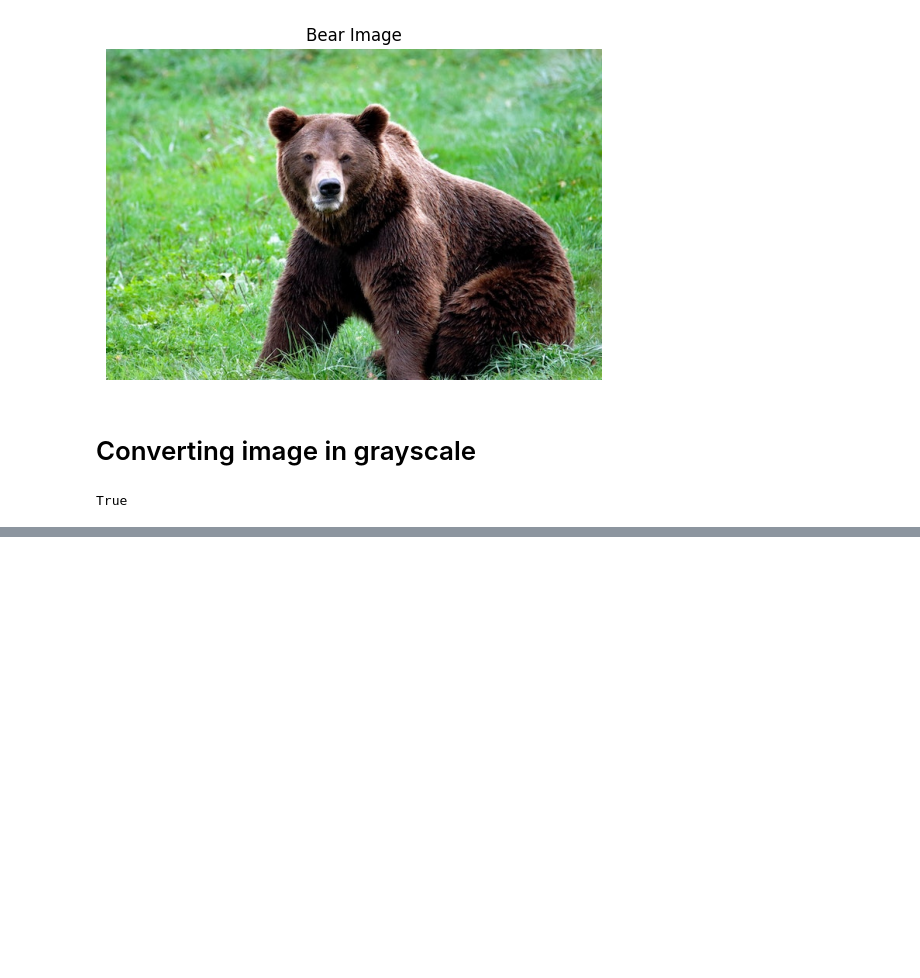
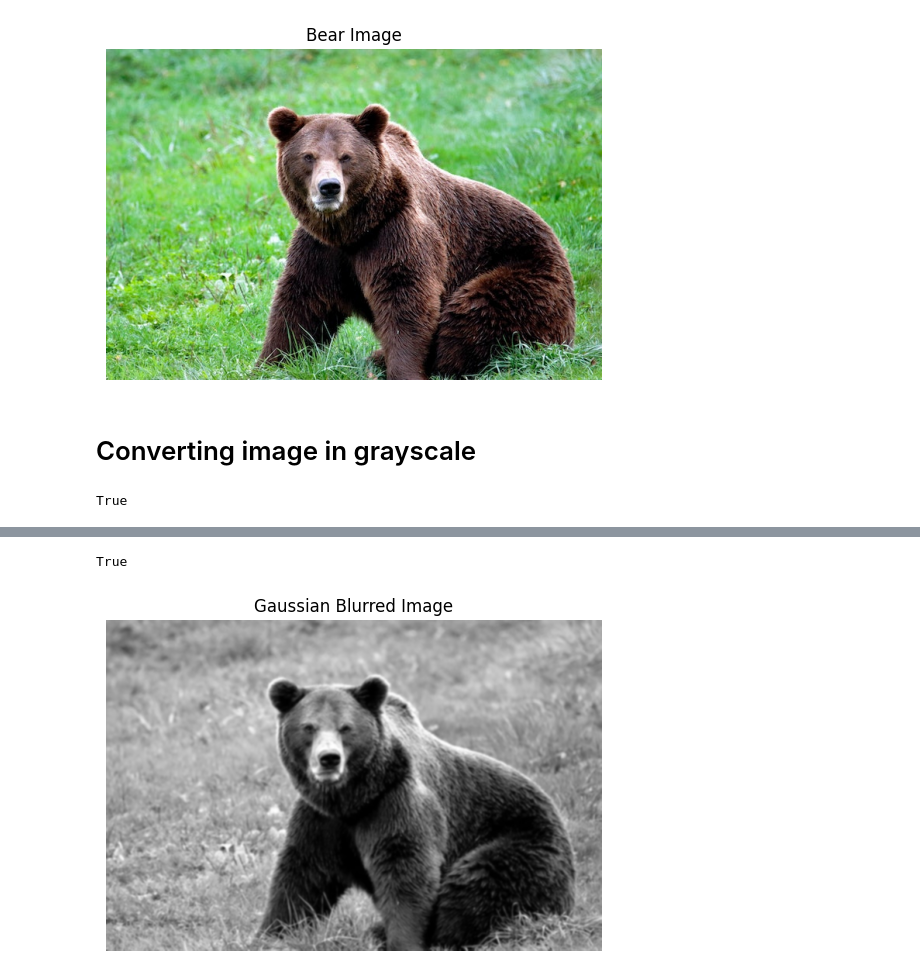
Before and after one commit to AashishAdhikari27/computer_vision_intern_assessment, a Jupyter notebook: 01)task_one/task_one.ipynb, the cells around one changed output, grey strips where cells are left out. Saved outputs shown, nothing was run; the diff lists cells and outputs as text; code cells hidden in the pictures; blank space fills up the shorter version.

Commit message:
applied gausian blur

```diff
--- a/01)task_one/task_one.ipynb
+++ b/01)task_one/task_one.ipynb
@@ -82,0 +108,17 @@ True
+# %%
+# Apply Gaussian Blur to the grayscale image
+blurred_image = cv2.GaussianBlur(gray_image, (5, 5), 0)  # kernel size = (5,5), sigmaX = 0
+
+# Save the blurred image
+cv2.imwrite('01)task_one/output_images/bear_blur.jpg', blurred_image)
+# %% [output]
+True
+# %%
+
+# Display the blurred gray image using matplotlib
+plt.imshow(blurred_image, cmap='gray')  # 'cmap=gray' ensures correct display for grayscale images
+plt.title('Gaussian Blurred Image')
+plt.axis('off')  # Hides the axis for a cleaner look
+plt.show()
+# %% [output]
+[figure, added]
```
Also changed, not shown: parts of 3 cells of this notebook.
